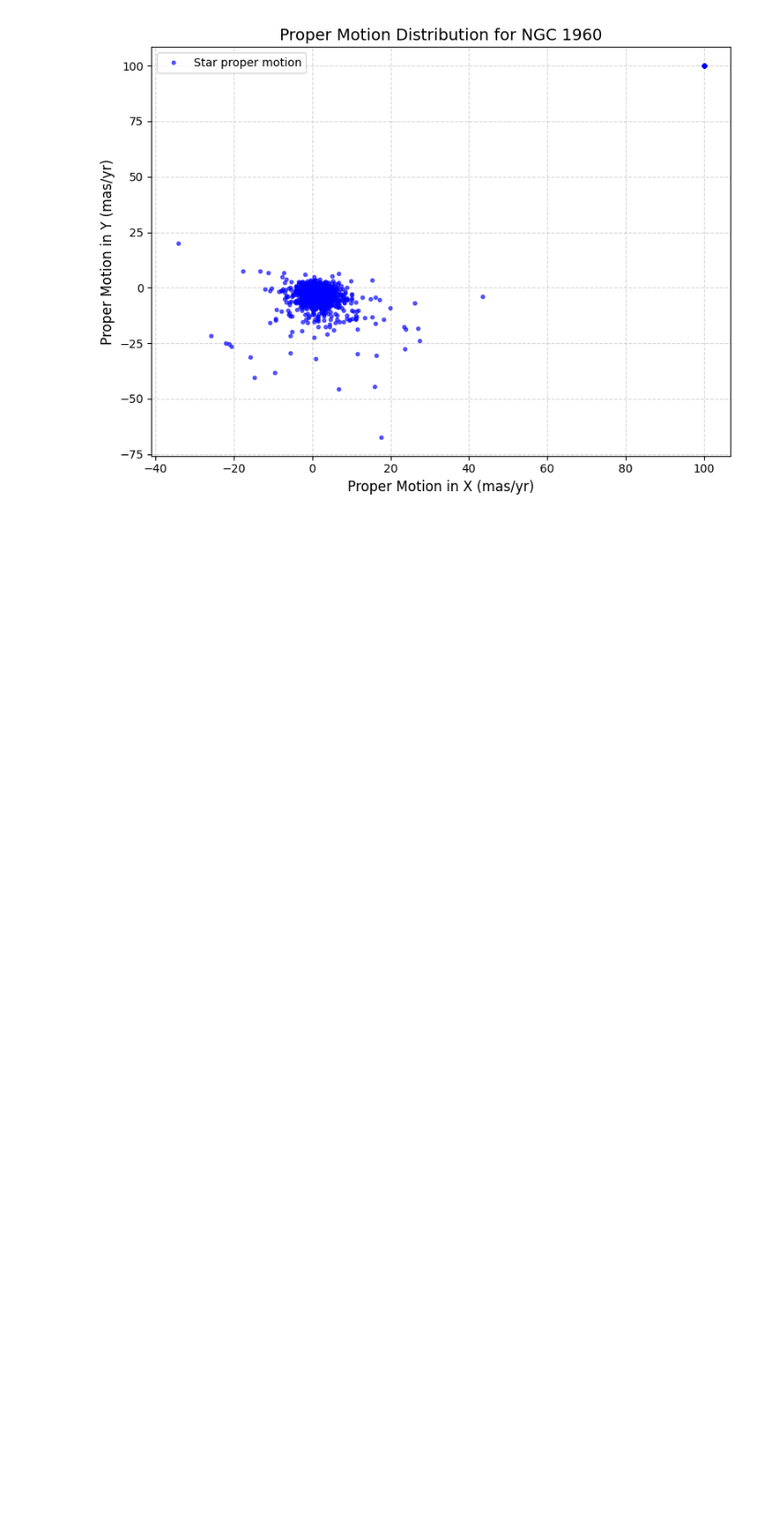
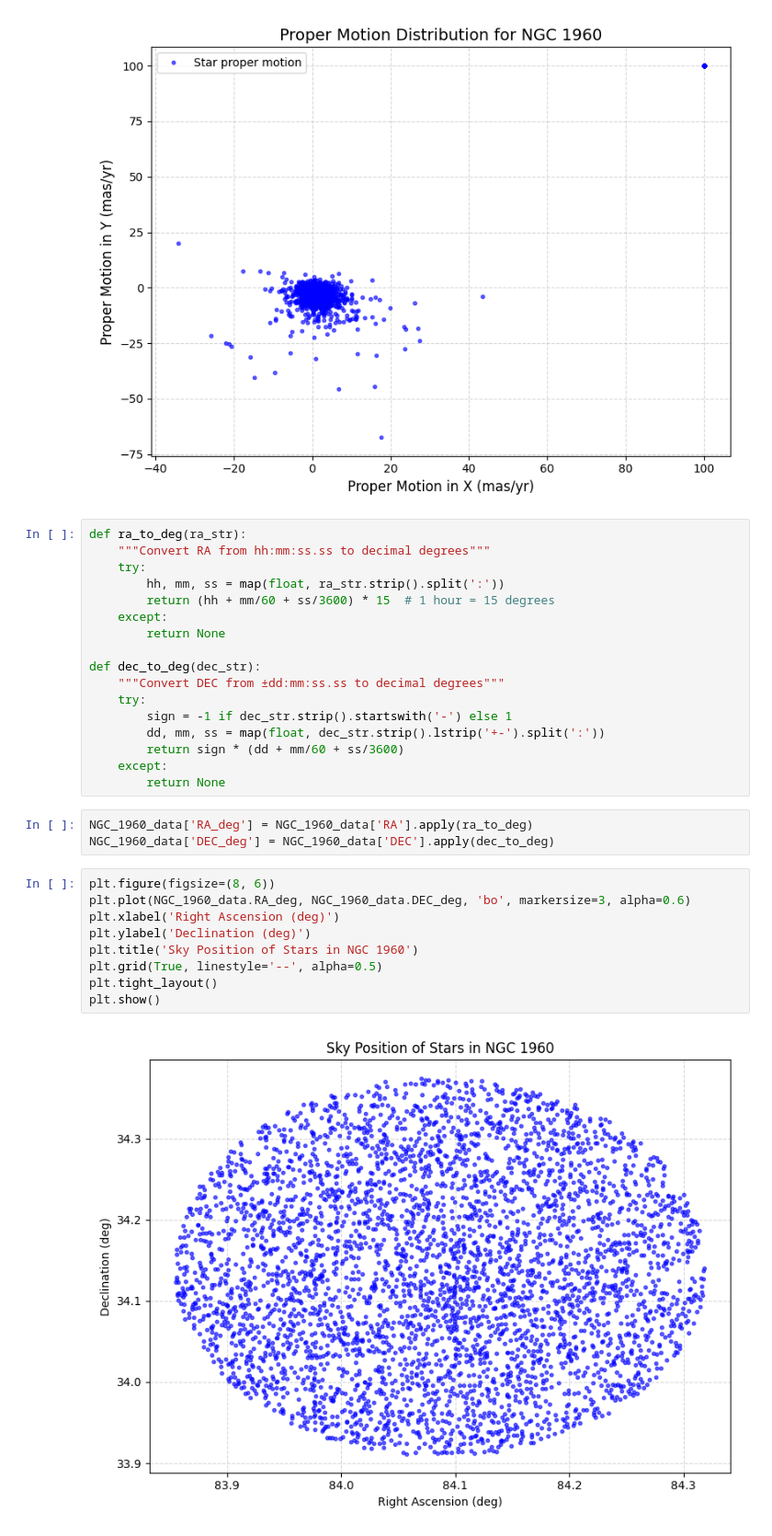
Before and after one commit to pranavkalsi/My-Projects, a Jupyter notebook: NGC_1960.ipynb, the cells around one changed output. Shown: that part at 92% size. Saved outputs shown, nothing was run; the diff lists cells and outputs as text; blank space fills up the shorter version.

```diff
--- a/NGC_1960.ipynb
+++ b/NGC_1960.ipynb
@@ -53,3 +53,34 @@ plt.tight_layout()
 plt.show()
 # %% [output]
 [figure]
+# %%
+def ra_to_deg(ra_str):
+    """Convert RA from hh:mm:ss.ss to decimal degrees"""
+    try:
+        hh, mm, ss = map(float, ra_str.strip().split(':'))
+        return (hh + mm/60 + ss/3600) * 15  # 1 hour = 15 degrees
+    except:
+        return None
+
+def dec_to_deg(dec_str):
+    """Convert DEC from ±dd:mm:ss.ss to decimal degrees"""
+    try:
+        sign = -1 if dec_str.strip().startswith('-') else 1
+        dd, mm, ss = map(float, dec_str.strip().lstrip('+-').split(':'))
+        return sign * (dd + mm/60 + ss/3600)
+    except:
+        return None
+# %%
+NGC_1960_data['RA_deg'] = NGC_1960_data['RA'].apply(ra_to_deg)
+NGC_1960_data['DEC_deg'] = NGC_1960_data['DEC'].apply(dec_to_deg)
+# %%
+plt.figure(figsize=(8, 6))
+plt.plot(NGC_1960_data.RA_deg, NGC_1960_data.DEC_deg, 'bo', markersize=3, alpha=0.6)
+plt.xlabel('Right Ascension (deg)')
+plt.ylabel('Declination (deg)')
+plt.title('Sky Position of Stars in NGC 1960')
+plt.grid(True, linestyle='--', alpha=0.5)
+plt.tight_layout()
+plt.show()
+# %% [output]
+[figure, added]
```
Also changed, not shown: parts of 3 cells of this notebook, 4 other files.
